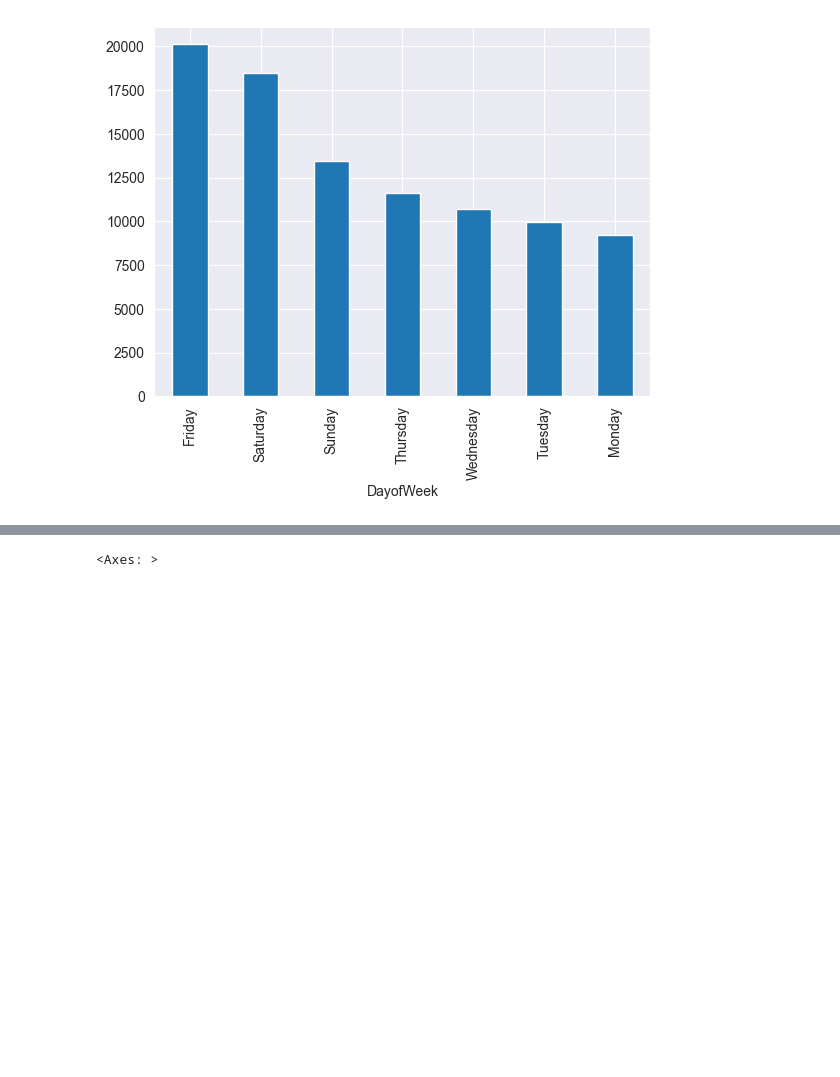
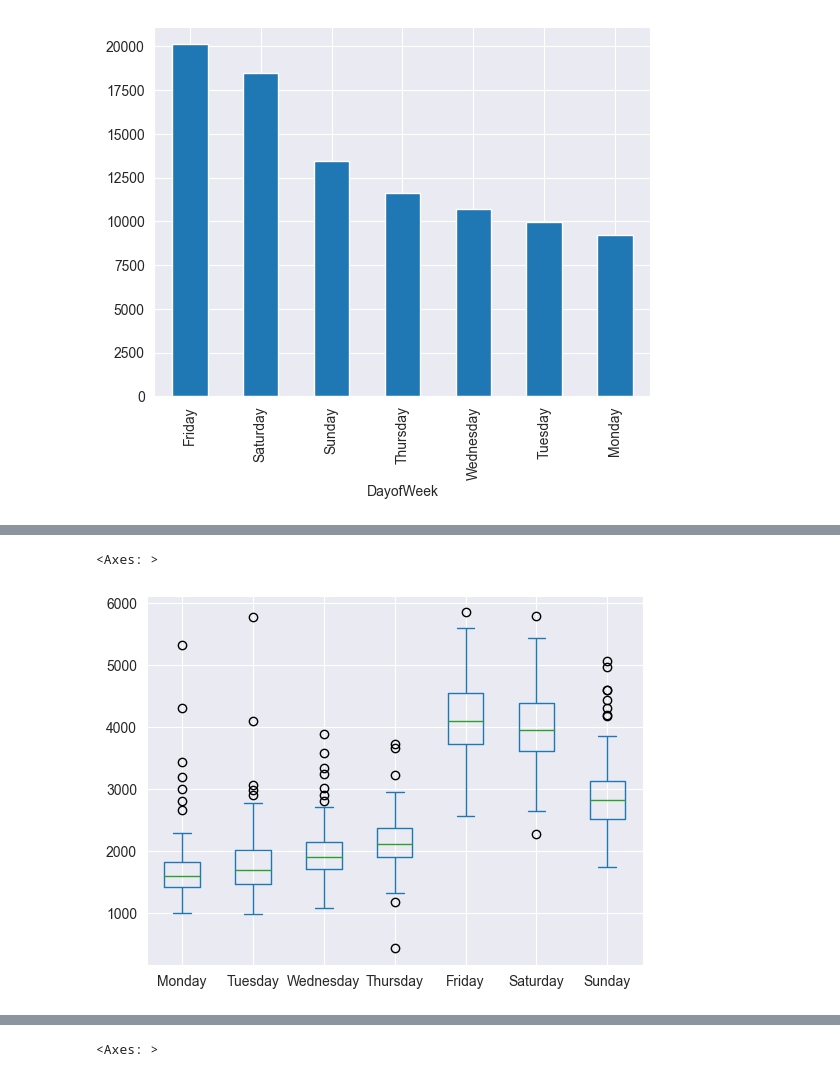
Before and after one commit to robertdfraley/PizzaWeatherPatterns, a Jupyter notebook: PizzaWeatherPattern.ipynb, the cells around one changed output, grey strips where cells are left out. Cells and saved outputs as stored; diff of their text form; code cells hidden in the pictures; blank space fills up the shorter version.

```diff
--- a/PizzaWeatherPattern.ipynb
+++ b/PizzaWeatherPattern.ipynb
@@ -240,0 +248,25 @@ friday_orders
+# %%
+# Working on building the dataframe for showing each day of sales across time
+
+mon_df = pd.read_sql("select distinct BusDate, DailySum as 'Monday' from combined_db where DayofWeek = 'Monday'", conn)
+mon_df = mon_df.drop('BusDate', axis=1)
+tue_df = pd.read_sql("select distinct BusDate, DailySum as 'Tuesday' from combined_db where DayofWeek = 'Tuesday'", conn)
+tue_df = tue_df.drop('BusDate', axis=1)
+wed_df = pd.read_sql("select distinct BusDate, DailySum as 'Wednesday' from combined_db where DayofWeek = 'Wednesday'", conn)
+wed_df = wed_df.drop('BusDate', axis=1)
+thu_df = pd.read_sql("select distinct BusDate, DailySum as 'Thursday' from combined_db where DayofWeek = 'Thursday'", conn)
+thu_df = thu_df.drop('BusDate', axis=1)
+fri_df = pd.read_sql("select distinct BusDate, DailySum as 'Friday' from combined_db where DayofWeek = 'Friday'", conn)
+fri_df = fri_df.drop('BusDate', axis=1)
+sat_df = pd.read_sql("select distinct BusDate, DailySum as 'Saturday' from combined_db where DayofWeek = 'Saturday'", conn)
+sat_df = sat_df.drop('BusDate', axis=1)
+sun_df = pd.read_sql("select distinct BusDate, DailySum as 'Sunday' from combined_db where DayofWeek = 'Sunday'", conn)
+sun_df = sun_df.drop('BusDate', axis=1)
+
+week_df = pd.concat([mon_df, tue_df, wed_df, thu_df, fri_df, sat_df, sun_df], axis=1)
+weekday_df = pd.concat([mon_df, tue_df, wed_df, thu_df], axis=1)
+weekend_df = pd.concat([fri_df, sat_df, sun_df], axis=1)
+week_df.plot(kind='box')
+# %% [output]
+<Axes: >
+[figure, added]
```
Also changed, not shown: parts of 21 cells of this notebook, 2 other files.
